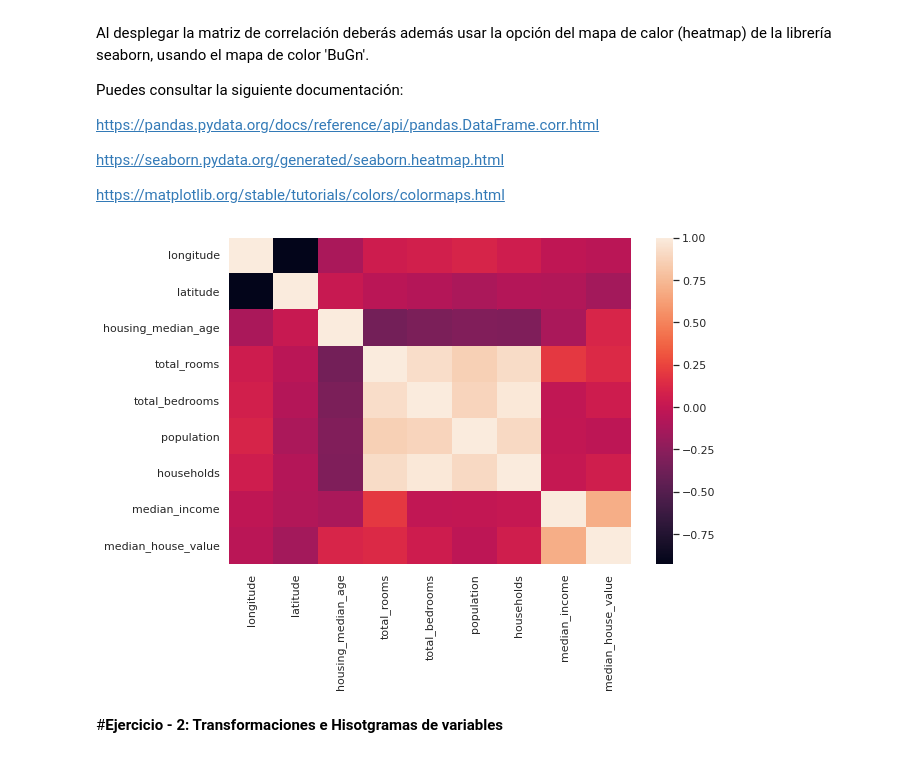
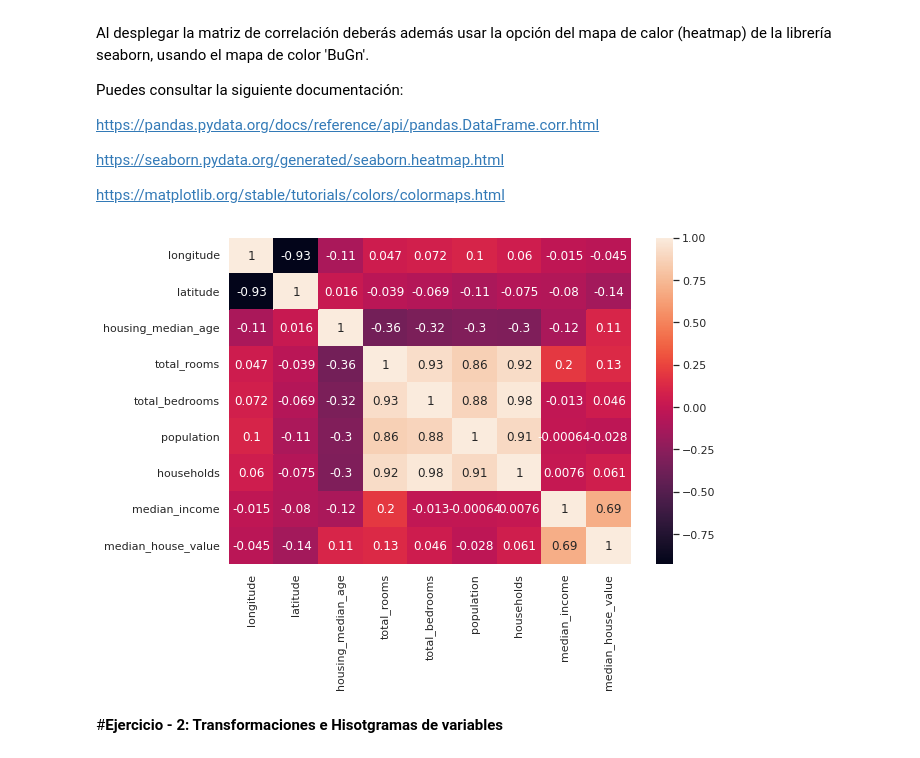
Before and after one commit to PosgradoMNA/actividades-de-aprendizaje-froyect, a Jupyter notebook: MNA_IAyAA_semana_2_Actividad.ipynb, the cells around one changed output. Saved outputs shown, nothing was run; the diff lists cells and outputs as text; code cells hidden in the pictures.

```diff
--- a/MNA_IAyAA_semana_2_Actividad.ipynb
+++ b/MNA_IAyAA_semana_2_Actividad.ipynb
@@ -72,21 +72,21 @@ https://matplotlib.org/stable/tutorials/colors/colormaps.html
 # %%
 sns.set(rc={'figure.figsize':(9,6)})
 
 #########################################################################
 # INICIA LA SECCIÓN PARA AGREGAR CÓDIGO.
 # Ejercicio 1
 # Sustituye "None" por tus líneas de código dentro de esta región.
 # Se esperan cuando mucho 2 líneas de código.
 
 misdatos.corr()
-sns.heatmap(misdatos.corr());
+sns.heatmap(misdatos.corr(), annot=True);
 
 # TERMINA LA SECCIÓN PARA AGREGAR CÓDIGO.
 #########################################################################
 
 plt.show()
 # %% [output]
-[figure, old version]
+[figure, new version]
 # %% [markdown]
 #**Ejercicio - 2: Transformaciones e Hisotgramas de variables**
 # %% [markdown]
```
